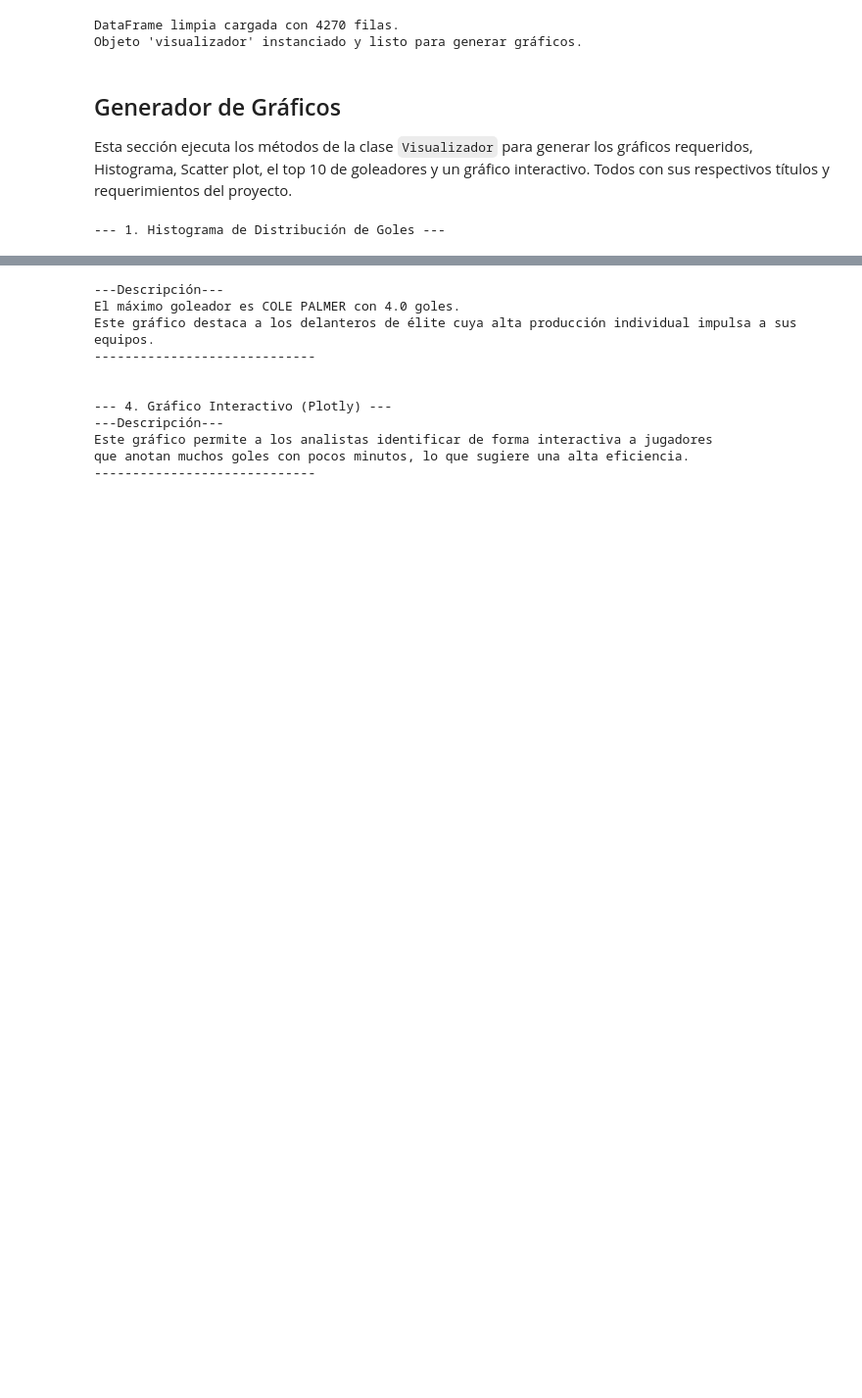
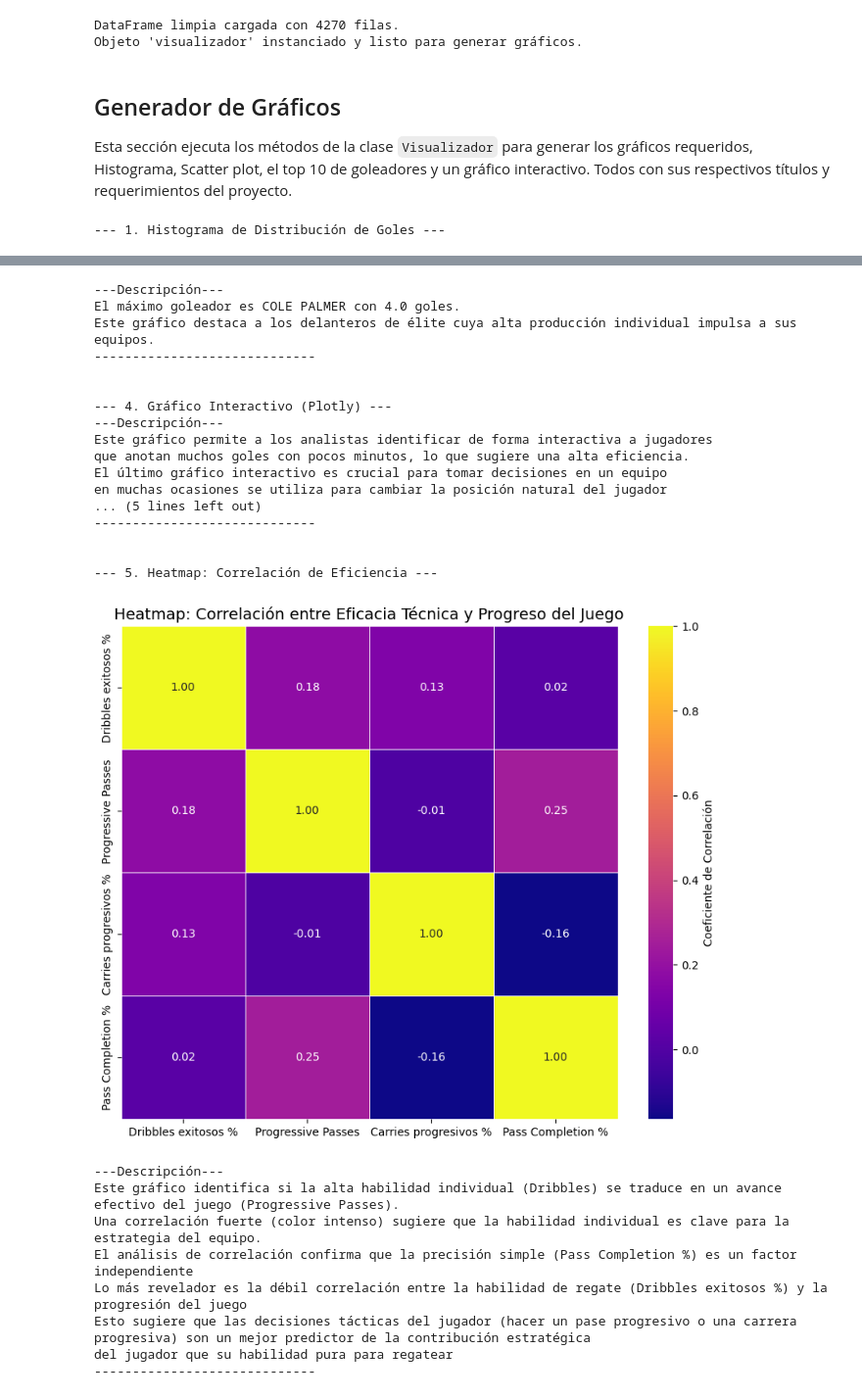
Before and after one commit to DDev-max/Premier-League, a Jupyter notebook: notebooks/02_Visualizacion.ipynb, the cells around one changed output, grey strips where cells are left out. Shown: that part at 98% size. Cells and saved outputs as stored; diff of their text form; code cells hidden in the pictures; blank space fills up the shorter version.

Commit message:
Feat: cambio Visualizador
Se agregó Heatmap y comentarios en Notebook

```diff
--- a/notebooks/02_Visualizacion.ipynb
+++ b/notebooks/02_Visualizacion.ipynb
@@ -66,6 +66,9 @@ if 'df_limpio' in locals() and df_limpio is not None:
     # 4. Generar Plotly (Gráfico Interactivo - Puntos Extra)
     print("\n--- 4. Gráfico Interactivo (Plotly) ---")
     visualizador.generar_interactivo_minutos_goles()
+    # 5. Generar Heatmap (Análisis Avanzado)
+    print("\n--- 5. Heatmap: Correlación de Eficiencia ---")
+    visualizador.generar_heatmap_eficiencia()
 else:
     print("\nNo se puede ejecutar la visualización: la DataFrame limpia no se cargó correctamente.")
 # %% [output]
@@ -75,30 +78,45 @@ else:
 La distribución de goles está fuertemente sesgada hacia el extremo inferior.
 La mayoría de los jugadores tienen pocos o cero goles, indicando que la producción
 Los jugadores defensivos como porteros, defensas y mediocampista defensivos tiene baja.
 cuota goleadora, por otra parte se observa que los mediocampistas ofensivos tienden a dar.
 más asistencias pero ya tienen cuota de gol, Los delanteros tiene más goles que asistencias .
 -----------------------------
 
 
 --- 2. Scatter Plot: Goles vs. Asistencias ---
 [figure]
 --- Descripción ---
 Existe una correlación positiva moderada entre Goles y Asistencias, lo cual es
 esperable en jugadores ofensivos. Los puntos más alejados (outliers superiores)
 representan a los 'jugadores estrella' que dominan ambos métricas.
 -----------------------------
 
 
 --- 3. Top 10 Goleadores ---
 [figure]
 ---Descripción---
 El máximo goleador es COLE PALMER con 4.0 goles.
 Este gráfico destaca a los delanteros de élite cuya alta producción individual impulsa a sus equipos.
 -----------------------------
 
 
 --- 4. Gráfico Interactivo (Plotly) ---
 ---Descripción---
 Este gráfico permite a los analistas identificar de forma interactiva a jugadores
 que anotan muchos goles con pocos minutos, lo que sugiere una alta eficiencia.
+El último gráfico interactivo es crucial para tomar decisiones en un equipo
+en muchas ocasiones se utiliza para cambiar la posición natural del jugador
+... (5 lines left out)
 -----------------------------
+
+
+--- 5. Heatmap: Correlación de Eficiencia ---
+[figure, added]
+---Descripción---
+Este gráfico identifica si la alta habilidad individual (Dribbles) se traduce en un avance efectivo del juego (Progressive Passes).
+Una correlación fuerte (color intenso) sugiere que la habilidad individual es clave para la estrategia del equipo.
+El análisis de correlación confirma que la precisión simple (Pass Completion %) es un factor independiente
+Lo más revelador es la débil correlación entre la habilidad de regate (Dribbles exitosos %) y la progresión del juego
+Esto sugiere que las decisiones tácticas del jugador (hacer un pase progresivo o una carrera progresiva) son un mejor predictor de la contribución estratégica
+del jugador que su habilidad pura para regatear
+-----------------------------
```
Also changed, not shown: parts of 1 cell of this notebook, 1 other file.
